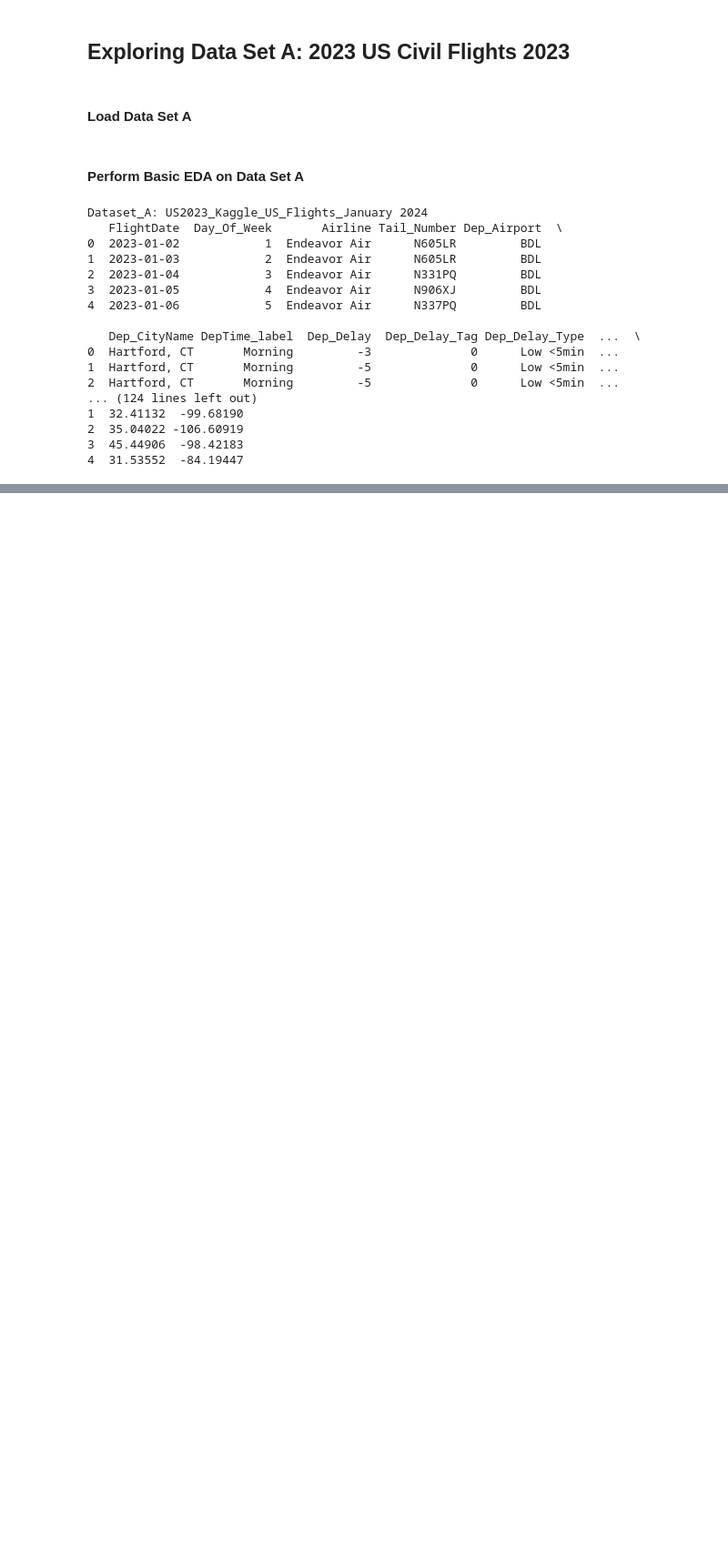
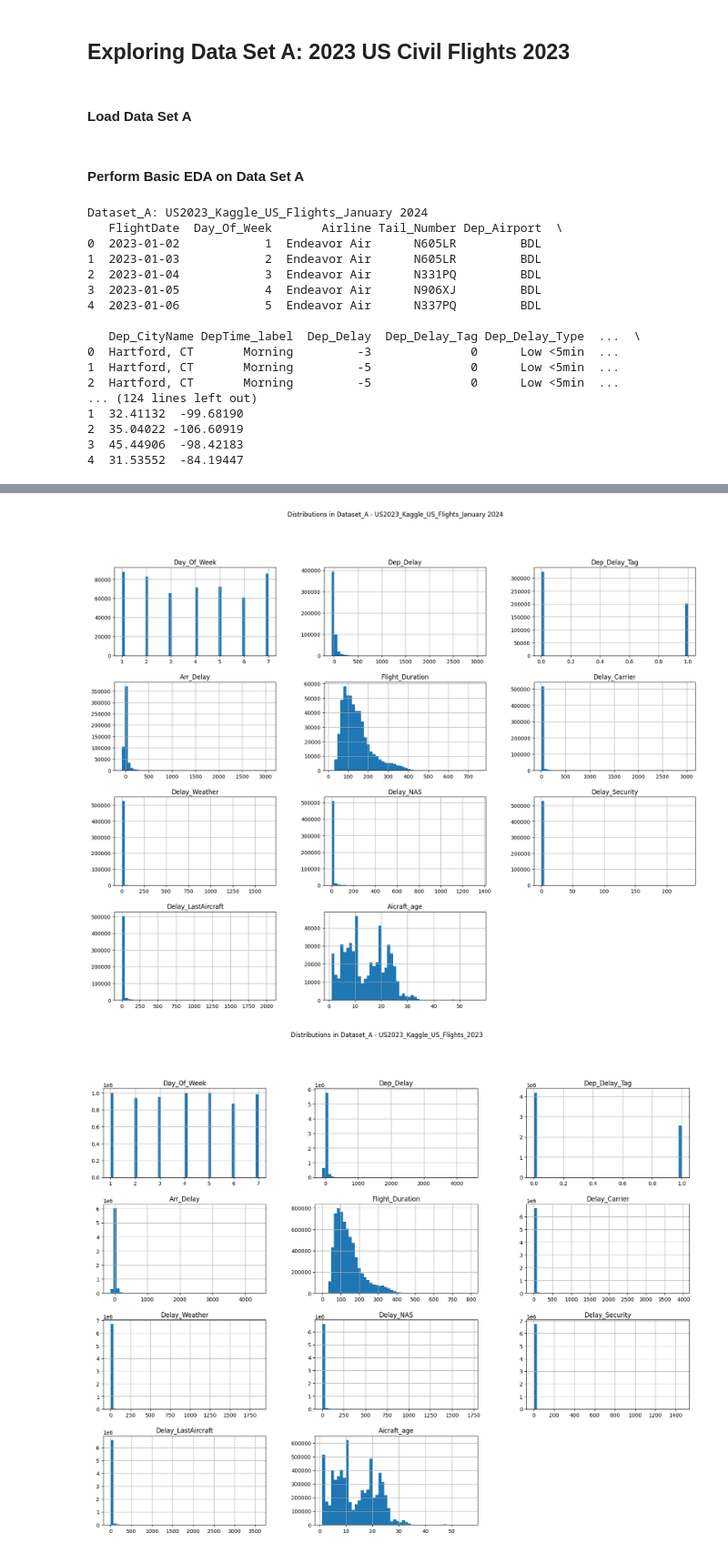
Before and after one commit to diego-mogollon/lateguru, a Jupyter notebook: notebooks/EDA_D.ipynb, the cells around one changed output, grey strips where cells are left out. Shown at 91% size. Cells and saved outputs as stored; diff of their text form; code cells hidden in the pictures; blank space fills up the shorter version.

Commit message:
completed analysis of dataset A files - missing values, duplicates,stats summary, distributions

```diff
--- a/notebooks/EDA_D.ipynb
+++ b/notebooks/EDA_D.ipynb
@@ -67,3 +67,10 @@ Dataset_A: US2023_Kaggle_US_Flights_January 2024
 2  35.04022 -106.60919
 3  45.44906  -98.42183
 4  31.53552  -84.19447
+# %%
+# Check for missing values in each dataset in Dataset_A
+for name, df in dataset_a_files.items():
+    missing_values = df.isnull().sum()
+    print(f"Missing values in Dataset_A - {name}:")
+    print(missing_values)
+    print("\n")
@@ -69,0 +95,6 @@ Dataset_A: US2023_Kaggle_US_Flights_January 2024
+# %%
+# Check for duplicate records in each dataset in Dataset_A
+for name, df in dataset_a_files.items():
+    duplicates = df.duplicated().sum()
+    print(f"Duplicate records in Dataset_A - {name}: {duplicates}")
+    print("\n")
@@ -69,0 +115,6 @@ Dataset_A: US2023_Kaggle_US_Flights_January 2024
+# %%
+# Display statistical summary for each dataset in Dataset_A
+for name, df in dataset_a_files.items():
+    print(f"Statistical summary of Dataset_A - {name}:")
+    print(df.describe())
+    print("\n")
@@ -69,0 +139,9 @@ Dataset_A: US2023_Kaggle_US_Flights_January 2024
+# %%
+# Visualize distributions for each dataset in Dataset_A
+for name, df in dataset_a_files.items():
+    df.hist(bins=50, figsize=(20, 15))
+    plt.suptitle(f"Distributions in Dataset_A - {name}")
+    plt.show()
+# %% [output]
+[figure, added]
+[figure, added]
```
Also changed, not shown: parts of 4 cells of this notebook.
